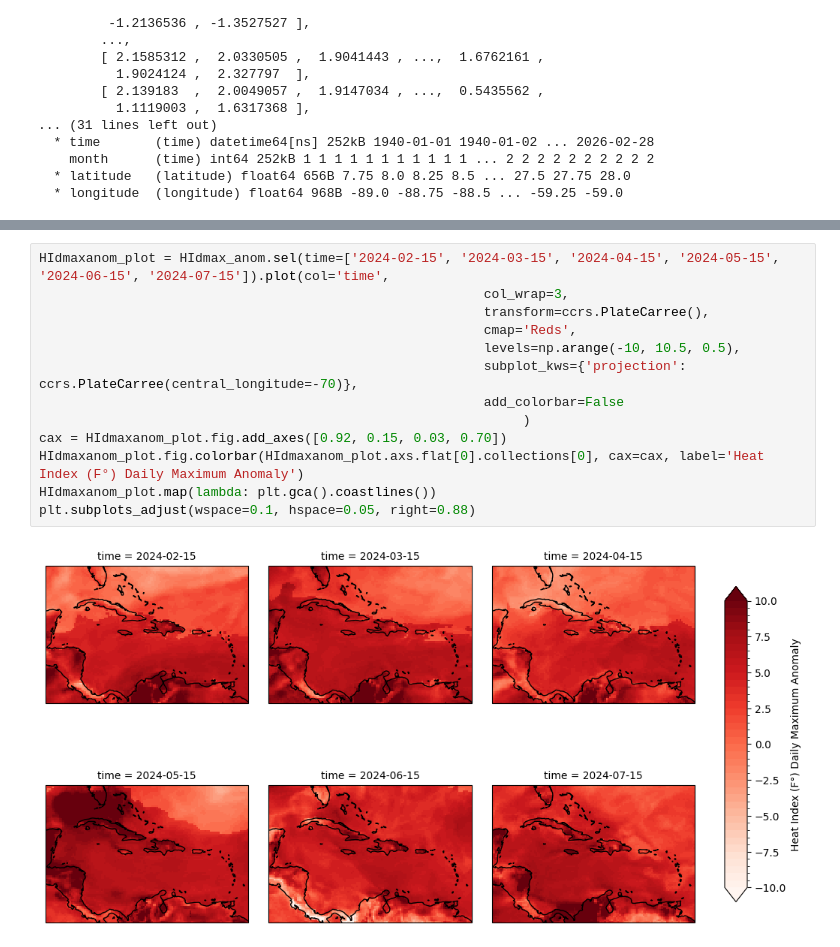
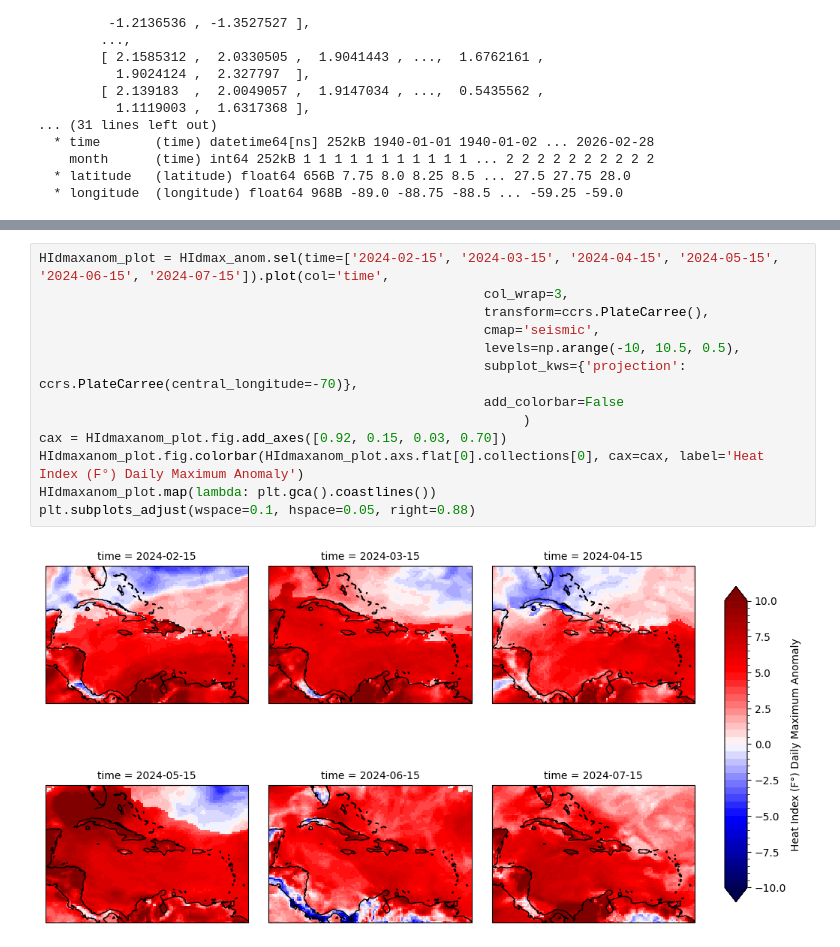
Before and after one commit to allan3prez/Caribe_Heat_AN, a Jupyter notebook: Anomalies/ERA5_dmaxHI_anom.ipynb, the cells around one changed output, grey strips where cells are left out. Drawn from its saved outputs; the diff is of its cells as text.

```diff
--- a/Anomalies/ERA5_dmaxHI_anom.ipynb
+++ b/Anomalies/ERA5_dmaxHI_anom.ipynb
@@ -83,15 +83,15 @@ plt.subplots_adjust(wspace=0.1, hspace=0.05, right=0.88)
 # %%
 HIdmaxanom_plot = HIdmax_anom.sel(time=['2024-02-15', '2024-03-15', '2024-04-15', '2024-05-15', '2024-06-15', '2024-07-15']).plot(col='time',
                                                          col_wrap=3,
                                                          transform=ccrs.PlateCarree(),
-                                                         cmap='Reds',
+                                                         cmap='seismic',
                                                          levels=np.arange(-10, 10.5, 0.5),
                                                          subplot_kws={'projection': ccrs.PlateCarree(central_longitude=-70)},
                                                          add_colorbar=False
                                                               )
 cax = HIdmaxanom_plot.fig.add_axes([0.92, 0.15, 0.03, 0.70])
 HIdmaxanom_plot.fig.colorbar(HIdmaxanom_plot.axs.flat[0].collections[0], cax=cax, label='Heat Index (F°) Daily Maximum Anomaly')
 HIdmaxanom_plot.map(lambda: plt.gca().coastlines())
 plt.subplots_adjust(wspace=0.1, hspace=0.05, right=0.88)
 # %% [output]
-[figure, old version]
+[figure, new version]
```
Also changed, not shown: parts of 4 cells of this notebook, 2 other files.
